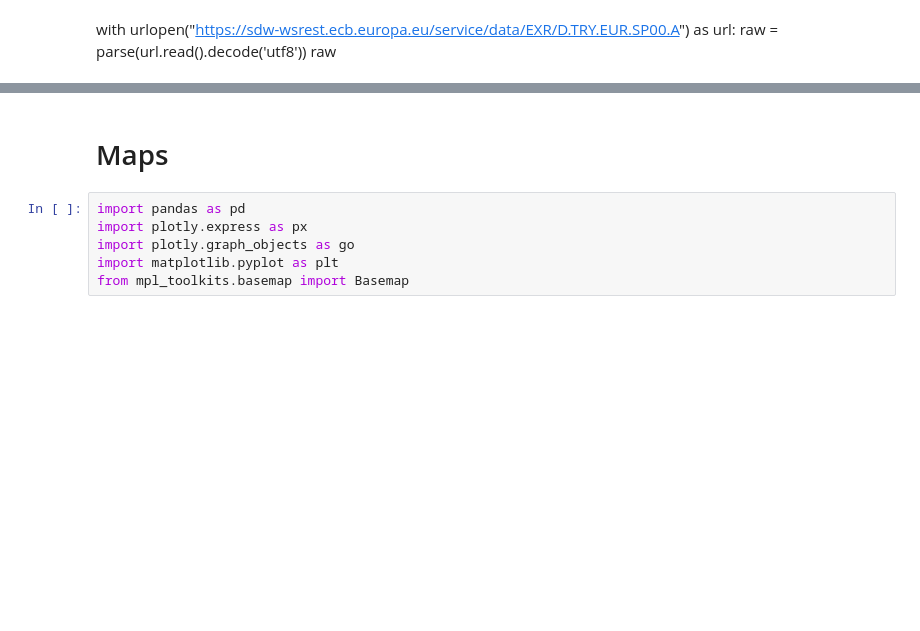
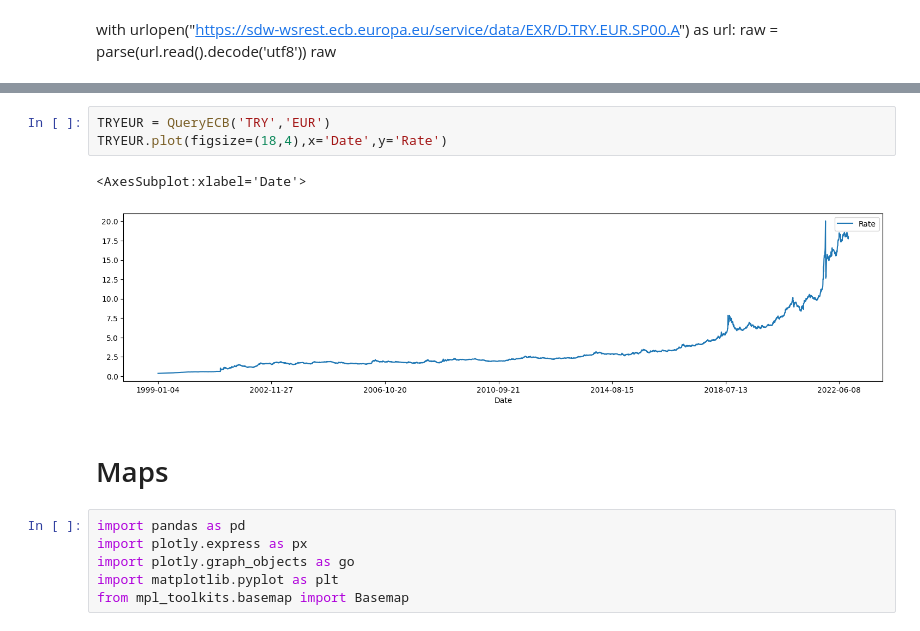
Before and after one commit to kaygun/2022-Fall-381E, a Jupyter notebook: lecture-2.ipynb, the cells around one changed output, grey strips where cells are left out. Saved outputs shown, nothing was run; the diff lists cells and outputs as text; blank space fills up the shorter version.

```diff
--- a/lecture-2.ipynb
+++ b/lecture-2.ipynb
@@ -443,3 +460,9 @@ CADEUR.plot(figsize=(18,4),x='Date',y='Rate')
+# %%
+TRYEUR = QueryECB('TRY','EUR')
+TRYEUR.plot(figsize=(18,4),x='Date',y='Rate')
+# %% [output]
+<AxesSubplot:xlabel='Date'>
+[figure, added]
 # %% [markdown]
 # Maps
 # %%
```
Also changed, not shown: parts of 31 cells of this notebook, 1 other file.
